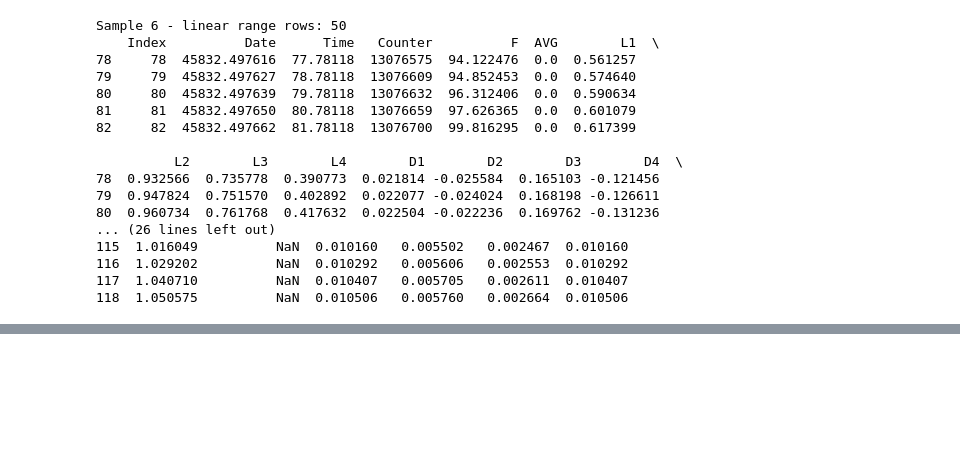
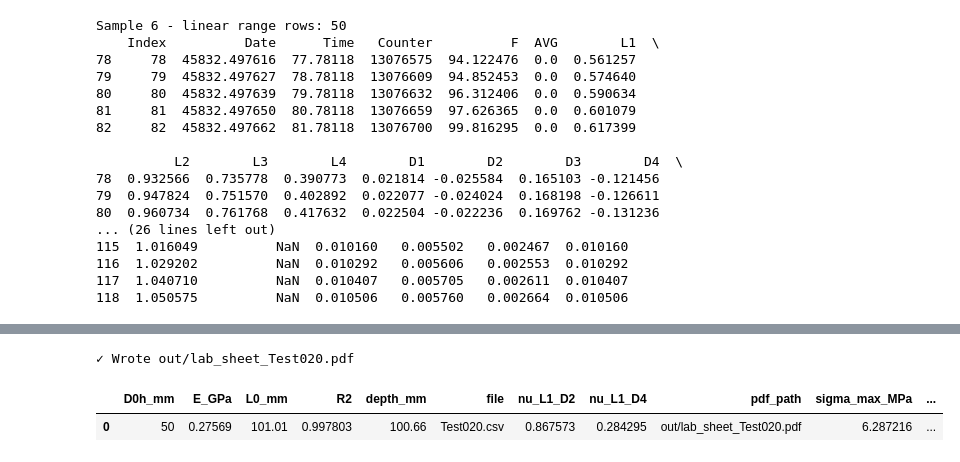
Before and after one commit to ThomasPennockTU/Thesis_Repository, a Jupyter notebook: workfolder/Material strength tests/material_strength_test.ipynb, the cells around one changed output, grey strips where cells are left out. Drawn from its saved outputs; the diff is of its cells as text; code cells hidden in the pictures; blank space fills up the shorter version.

```diff
--- a/workfolder/Material strength tests/material_strength_test.ipynb
+++ b/workfolder/Material strength tests/material_strength_test.ipynb
@@ -5654,0 +5835,17 @@ p-value: 0.00000
+# %%
+summary = generate_lab_sheets(
+    inputs=["Test020.csv"],          # or ["Test020.csv", "Test021.csv"]
+    out_dir="out",                 # PDFs will be saved here
+    sep=";",                       # Dutch Excel CSVs
+    skiprows=(0, 2),               # like your file
+    force_unit="kN",               # 'F' is in kN
+    strain_min=0.015,
+    strain_max=0.025,
+    default_geometry=dict(width_mm=100.74, depth_mm=100.66, L0_mm=101.01, D0_horizontal_mm=50),
+    metadata_csv=None              # or "metadata.csv" for per-file geometry
+)
+summary
+# %% [output]
+✓ Wrote out/lab_sheet_Test020.pdf
+|  | D0h_mm | E_GPa | L0_mm | R2 | depth_mm | file | nu_L1_D2 | nu_L1_D4 | pdf_path | sigma_max_MPa | ... |
+| 0 | 50 | 0.27569 | 101.01 | 0.997803 | 100.66 | Test020.csv | 0.867573 | 0.284295 | out/lab_sheet_Test020.pdf | 6.287216 | ... |
```
Also changed, not shown: parts of 6 cells of this notebook, 12 other files.
